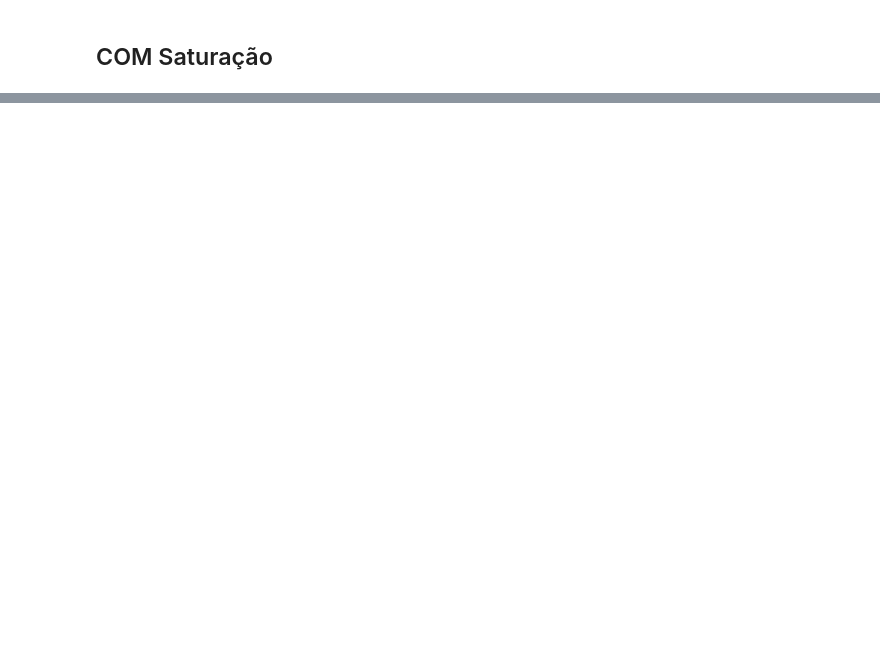
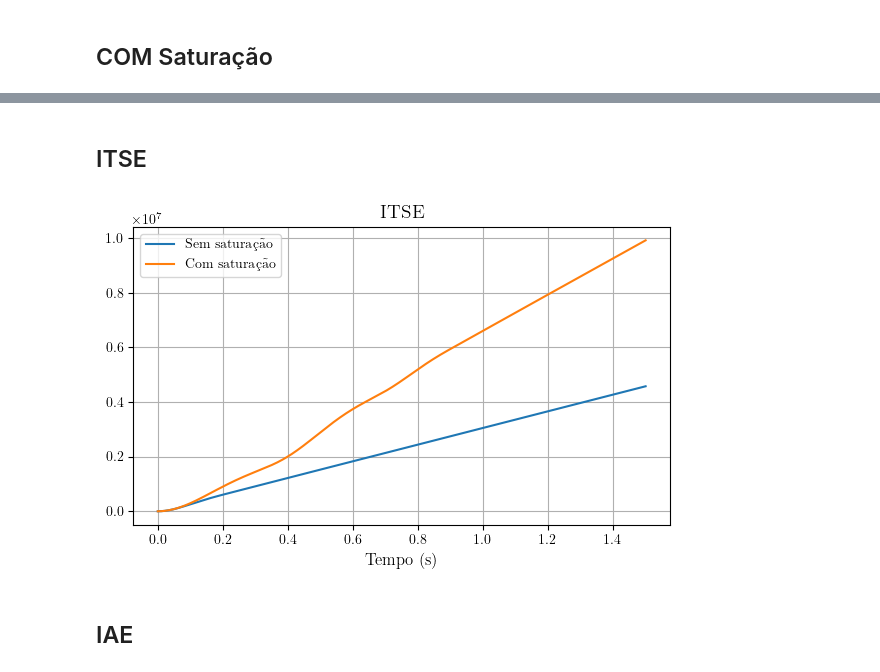
Before and after one commit to andrevale99/FMPSE_EGM0017, a Jupyter notebook: ControleSS/planta.ipynb, the cells around one changed output, grey strips where cells are left out. Saved outputs shown, nothing was run; the diff lists cells and outputs as text; code cells hidden in the pictures; blank space fills up the shorter version.

```diff
--- a/ControleSS/planta.ipynb
+++ b/ControleSS/planta.ipynb
@@ -409,0 +478,33 @@ plt.show()
+# %% [markdown]
+## ITSE
+# %%
+ITSE_sem_saturacao = np.cumsum(erroSEMSaturacao**2) * t
+ITSE_com_saturacao = np.cumsum(erroCOMSaturacao**2) * t
+
+plt.figure(figsize=(6,4))
+
+# plt.subplot(1,2,1)
+# plt.plot(t, erroSEMSaturacao, label='Sem saturação')
+# plt.plot(t, erroCOMSaturacao, label='Com saturação')
+# plt.title("Erro")
+# plt.xlabel("Tempo (s)")
+# plt.grid()
+# plt.legend()
+
+# plt.subplot(1,2,2)
+plt.plot(t, ITSE_sem_saturacao, label='Sem saturação')
+plt.plot(t, ITSE_com_saturacao, label='Com saturação')
+plt.title("ITSE")
+plt.xlabel("Tempo (s)")
+plt.grid()
+plt.legend()
+
+plt.tight_layout()
+
+plt.savefig("ITSE.pdf")
+
+plt.show()
+# %% [output]
+[figure, added]
+# %% [markdown]
+## IAE
```
Also changed, not shown: parts of 11 cells of this notebook, 14 other files.
